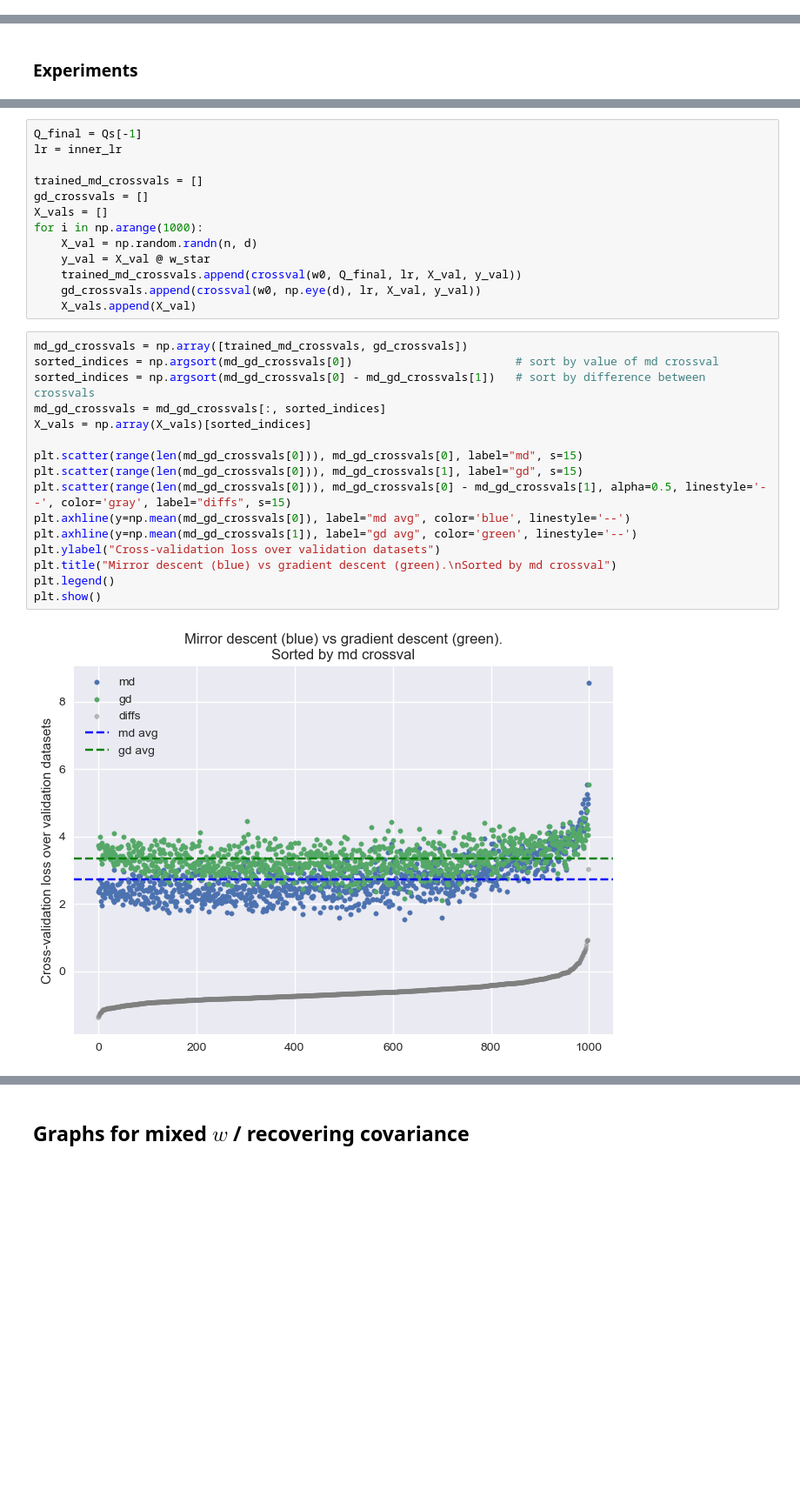
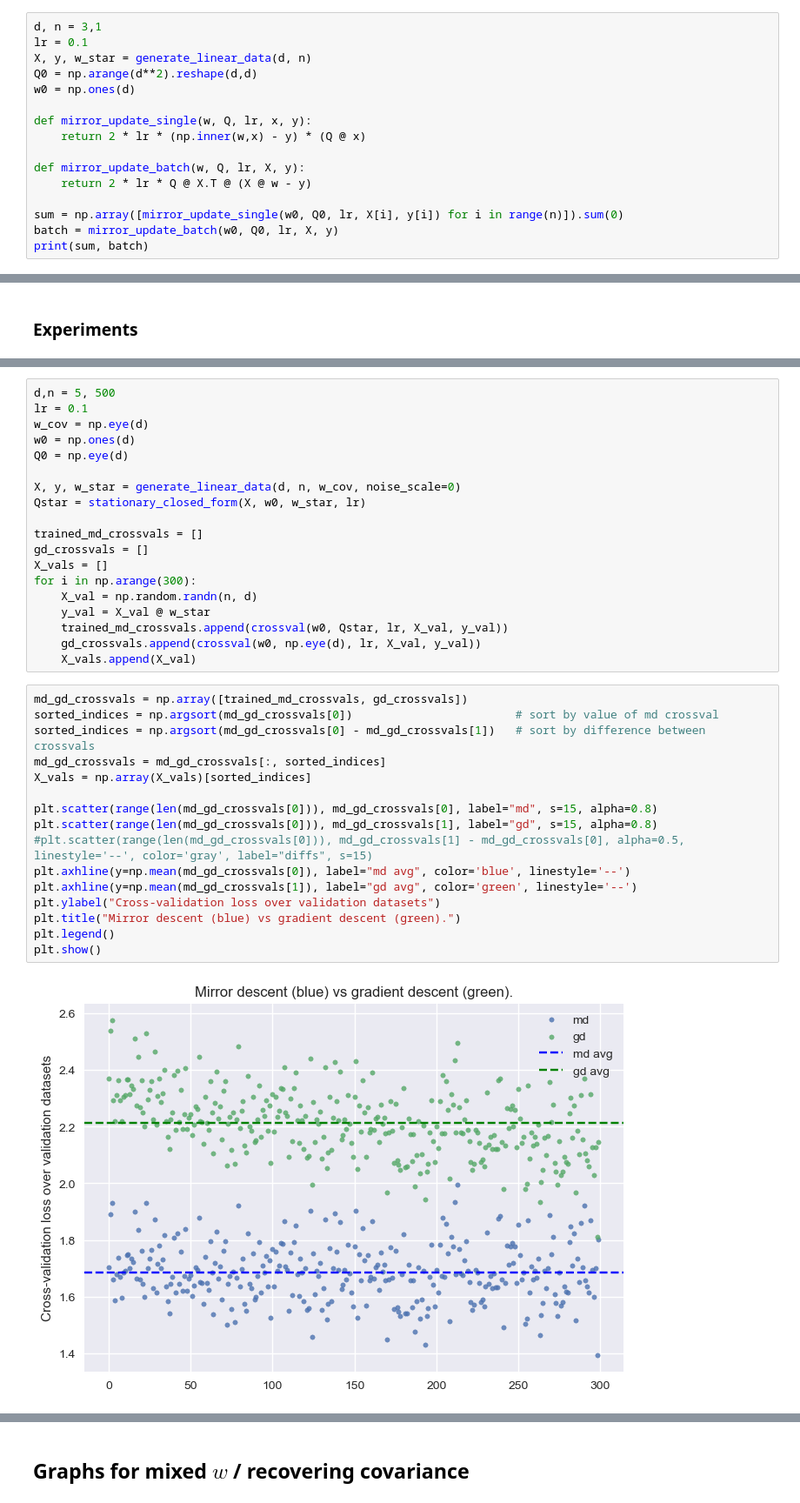
Before and after one commit to alexsemendinger/mirror-descent, a Jupyter notebook: md_single_step.ipynb, the cells around one changed output, grey strips where cells are left out. Shown at 87% size. Drawn from its saved outputs; the diff is of its cells as text; blank space fills up the shorter version.

```diff
--- a/md_single_step.ipynb
+++ b/md_single_step.ipynb
@@ -164,3 +164,19 @@ def generate_mixed_std_basis_data(d_feature: int, n_samples_per_w: int, n_ws: in
 # $Q$ parameterization: not ensuring psd or symmetric
 # %% [markdown]
 ## Basic training loop ✅
+# %%
+d, n = 3,1
+lr = 0.1
+X, y, w_star = generate_linear_data(d, n)
+Q0 = np.arange(d**2).reshape(d,d)
+w0 = np.ones(d)
+
+def mirror_update_single(w, Q, lr, x, y):
+    return 2 * lr * (np.inner(w,x) - y) * (Q @ x)
+
+def mirror_update_batch(w, Q, lr, X, y):
+    return 2 * lr * Q @ X.T @ (X @ w - y)
+
+sum = np.array([mirror_update_single(w0, Q0, lr, X[i], y[i]) for i in range(n)]).sum(0)
+batch = mirror_update_batch(w0, Q0, lr, X, y)
+print(sum, batch)
@@ -441,33 +454,39 @@ plt.show()
 # %%
-Q_final = Qs[-1]
-lr = inner_lr
+d,n = 5, 500
+lr = 0.1
+w_cov = np.eye(d)
+w0 = np.ones(d)
+Q0 = np.eye(d)
+
+X, y, w_star = generate_linear_data(d, n, w_cov, noise_scale=0)
+Qstar = stationary_closed_form(X, w0, w_star, lr)
 
 trained_md_crossvals = []
 gd_crossvals = []
 X_vals = []
-for i in np.arange(1000):
+for i in np.arange(300):
     X_val = np.random.randn(n, d)
     y_val = X_val @ w_star
-    trained_md_crossvals.append(crossval(w0, Q_final, lr, X_val, y_val))
+    trained_md_crossvals.append(crossval(w0, Qstar, lr, X_val, y_val))
     gd_crossvals.append(crossval(w0, np.eye(d), lr, X_val, y_val))
     X_vals.append(X_val)
 # %%
 md_gd_crossvals = np.array([trained_md_crossvals, gd_crossvals])
 sorted_indices = np.argsort(md_gd_crossvals[0])                        # sort by value of md crossval
 sorted_indices = np.argsort(md_gd_crossvals[0] - md_gd_crossvals[1])   # sort by difference between crossvals
 md_gd_crossvals = md_gd_crossvals[:, sorted_indices]
 X_vals = np.array(X_vals)[sorted_indices]
 
-plt.scatter(range(len(md_gd_crossvals[0])), md_gd_crossvals[0], label="md", s=15)
-plt.scatter(range(len(md_gd_crossvals[0])), md_gd_crossvals[1], label="gd", s=15)
-plt.scatter(range(len(md_gd_crossvals[0])), md_gd_crossvals[0] - md_gd_crossvals[1], alpha=0.5, linestyle='--', color='gray', label="diffs", s=15)
+plt.scatter(range(len(md_gd_crossvals[0])), md_gd_crossvals[0], label="md", s=15, alpha=0.8)
+plt.scatter(range(len(md_gd_crossvals[0])), md_gd_crossvals[1], label="gd", s=15, alpha=0.8)
+#plt.scatter(range(len(md_gd_crossvals[0])), md_gd_crossvals[1] - md_gd_crossvals[0], alpha=0.5, linestyle='--', color='gray', label="diffs", s=15)
 plt.axhline(y=np.mean(md_gd_crossvals[0]), label="md avg", color='blue', linestyle='--')
 plt.axhline(y=np.mean(md_gd_crossvals[1]), label="gd avg", color='green', linestyle='--')
 plt.ylabel("Cross-validation loss over validation datasets")
-plt.title("Mirror descent (blue) vs gradient descent (green).\nSorted by md crossval")
+plt.title("Mirror descent (blue) vs gradient descent (green).")
 plt.legend()
 plt.show()
 # %% [output]
-[figure, old version]
+[figure, new version]
 # %%
 # n vs % of runs that MD wins
```
Also changed, not shown: parts of 18 cells of this notebook.
